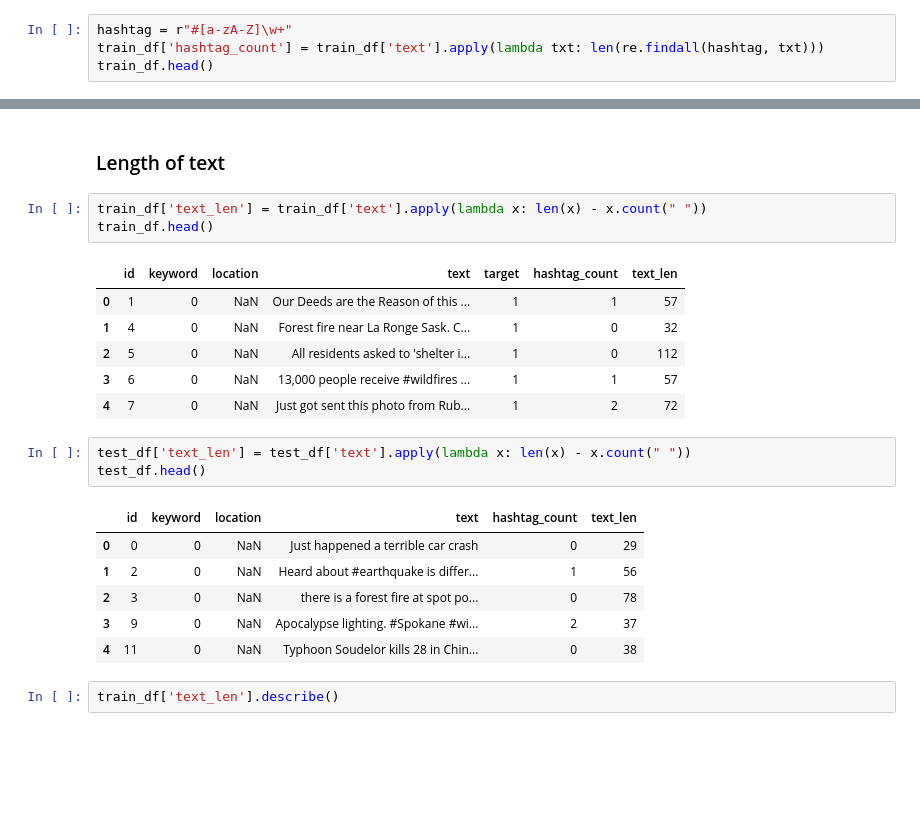
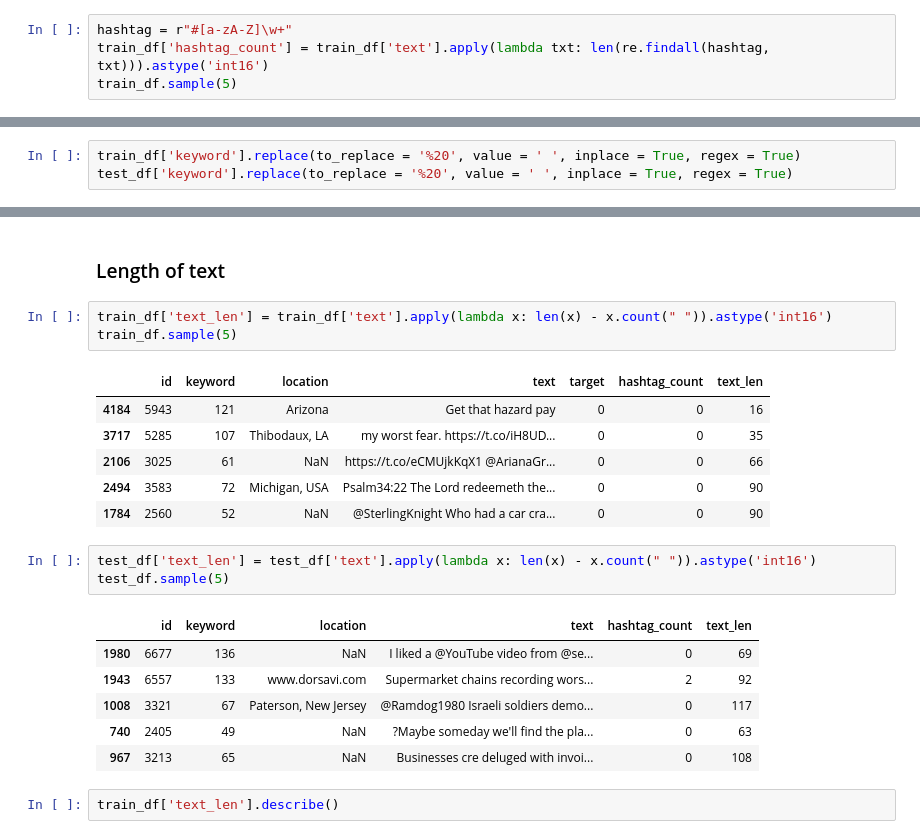
Before and after one commit to mayur7garg/DisasterTweetClassification, a Jupyter notebook: Disaster Tweets NLP.ipynb, the cells around one changed output, grey strips where cells are left out. Saved outputs shown, nothing was run; the diff lists cells and outputs as text; blank space fills up the shorter version.

```diff
--- a/Disaster Tweets NLP.ipynb
+++ b/Disaster Tweets NLP.ipynb
@@ -76,7 +76,7 @@ dtype: int64
 ### Hashtag Count
 # %%
 hashtag = r"#[a-zA-Z]\w+"
-train_df['hashtag_count'] = train_df['text'].apply(lambda txt: len(re.findall(hashtag, txt)))
-train_df.head()
+train_df['hashtag_count'] = train_df['text'].apply(lambda txt: len(re.findall(hashtag, txt))).astype('int16')
+train_df.sample(5)
 # %% [output]
 |  | id | keyword | location | text | target | hashtag_count |
@@ -118,3 +138,6 @@ sns.countplot(x= 'hashtag_count', hue='target', data = train_df)
+# %%
+train_df['keyword'].replace(to_replace = '%20', value = ' ', inplace = True, regex = True)
+test_df['keyword'].replace(to_replace = '%20', value = ' ', inplace = True, regex = True)
 # %%
 train_df['keyword'].fillna(value = 'NaN', inplace = True)
 test_df['keyword'].fillna(value = 'NaN', inplace = True)
@@ -153,25 +196,25 @@ test_df.head()
 # %% [markdown]
 ### Length of text
 # %%
-train_df['text_len'] = train_df['text'].apply(lambda x: len(x) - x.count(" "))
-train_df.head()
+train_df['text_len'] = train_df['text'].apply(lambda x: len(x) - x.count(" ")).astype('int16')
+train_df.sample(5)
 # %% [output]
 |  | id | keyword | location | text | target | hashtag_count | text_len |
-| 0 | 1 | 0 | NaN | Our Deeds are the Reason of this ... | 1 | 1 | 57 |
-| 1 | 4 | 0 | NaN | Forest fire near La Ronge Sask. C... | 1 | 0 | 32 |
-| 2 | 5 | 0 | NaN | All residents asked to 'shelter i... | 1 | 0 | 112 |
-| 3 | 6 | 0 | NaN | 13,000 people receive #wildfires ... | 1 | 1 | 57 |
-| 4 | 7 | 0 | NaN | Just got sent this photo from Rub... | 1 | 2 | 72 |
+| 4184 | 5943 | 121 | Arizona | Get that hazard pay | 0 | 0 | 16 |
+| 3717 | 5285 | 107 | Thibodaux, LA | my worst fear. https://t.co/iH8UD... | 0 | 0 | 35 |
+| 2106 | 3025 | 61 | NaN | https://t.co/eCMUjkKqX1 @ArianaGr... | 0 | 0 | 66 |
+| 2494 | 3583 | 72 | Michigan, USA | Psalm34:22 The Lord redeemeth the... | 0 | 0 | 90 |
+| 1784 | 2560 | 52 | NaN | @SterlingKnight Who had a car cra... | 0 | 0 | 90 |
 # %%
-test_df['text_len'] = test_df['text'].apply(lambda x: len(x) - x.count(" "))
-test_df.head()
+test_df['text_len'] = test_df['text'].apply(lambda x: len(x) - x.count(" ")).astype('int16')
+test_df.sample(5)
 # %% [output]
 |  | id | keyword | location | text | hashtag_count | text_len |
-| 0 | 0 | 0 | NaN | Just happened a terrible car crash | 0 | 29 |
-| 1 | 2 | 0 | NaN | Heard about #earthquake is differ... | 1 | 56 |
-| 2 | 3 | 0 | NaN | there is a forest fire at spot po... | 0 | 78 |
-| 3 | 9 | 0 | NaN | Apocalypse lighting. #Spokane #wi... | 2 | 37 |
-| 4 | 11 | 0 | NaN | Typhoon Soudelor kills 28 in Chin... | 0 | 38 |
+| 1980 | 6677 | 136 | NaN | I liked a @YouTube video from @se... | 0 | 69 |
+| 1943 | 6557 | 133 | www.dorsavi.com | Supermarket chains recording wors... | 2 | 92 |
+| 1008 | 3321 | 67 | Paterson, New Jersey | @Ramdog1980 Israeli soldiers demo... | 0 | 117 |
+| 740 | 2405 | 49 | NaN | ?Maybe someday we'll find the pla... | 0 | 63 |
+| 967 | 3213 | 65 | NaN | Businesses cre deluged with invoi... | 0 | 108 |
 # %%
 train_df['text_len'].describe()
 # %% [output]
```
Also changed, not shown: parts of 19 cells of this notebook, 6 other files.
